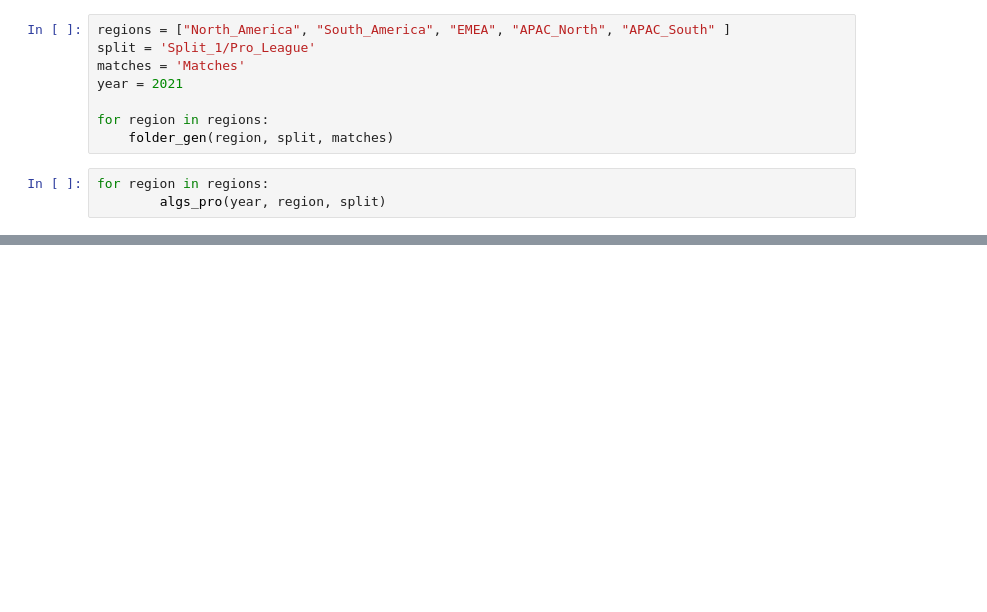
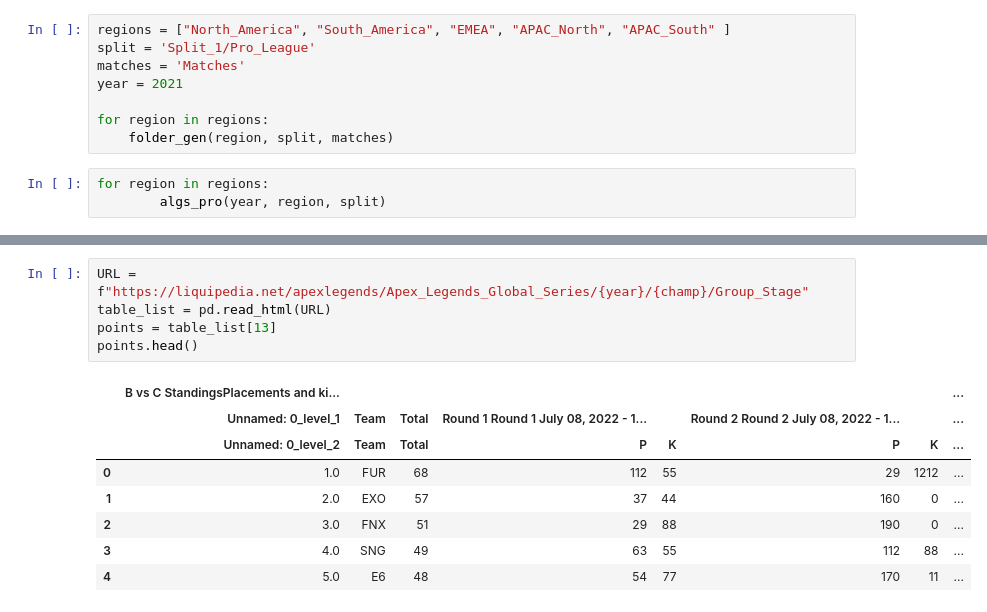
Before and after one commit to lutimoth/DataSci-Projects-and-KaggleComps, a Jupyter notebook: Data Science Projects/ALGS Visualization/DataScrape/ALGS Liquidpedia Data Scrape.ipynb, the cells around one changed output, grey strips where cells are left out. Saved outputs shown, nothing was run; the diff lists cells and outputs as text; blank space fills up the shorter version.

```diff
--- a/Data Science Projects/ALGS Visualization/DataScrape/ALGS Liquidpedia Data Scrape.ipynb
+++ b/Data Science Projects/ALGS Visualization/DataScrape/ALGS Liquidpedia Data Scrape.ipynb
@@ -894,0 +850,14 @@ for bracket in brackets:
+# %%
+URL = f"https://liquipedia.net/apexlegends/Apex_Legends_Global_Series/{year}/{champ}/Group_Stage"
+table_list = pd.read_html(URL)
+points = table_list[13]
+points.head()
+# %% [output]
+|  | B vs C StandingsPlacements and ki... |  |  |  |  |  |  | ... |
+|  | Unnamed: 0_level_1 | Team | Total | Round 1 Round 1 July 08, 2022 - 1... |  | Round 2 Round 2 July 08, 2022 - 1... |  | ... |
+|  | Unnamed: 0_level_2 | Team | Total | P | K | P | K | ... |
+| 0 | 1.0 | FUR | 68 | 112 | 55 | 29 | 1212 | ... |
+| 1 | 2.0 | EXO | 57 | 37 | 44 | 160 | 0 | ... |
+| 2 | 3.0 | FNX | 51 | 29 | 88 | 190 | 0 | ... |
+| 3 | 4.0 | SNG | 49 | 63 | 55 | 112 | 88 | ... |
+| 4 | 5.0 | E6 | 48 | 54 | 77 | 170 | 11 | ... |
```
Also changed, not shown: parts of 53 cells of this notebook, 3 other files.
